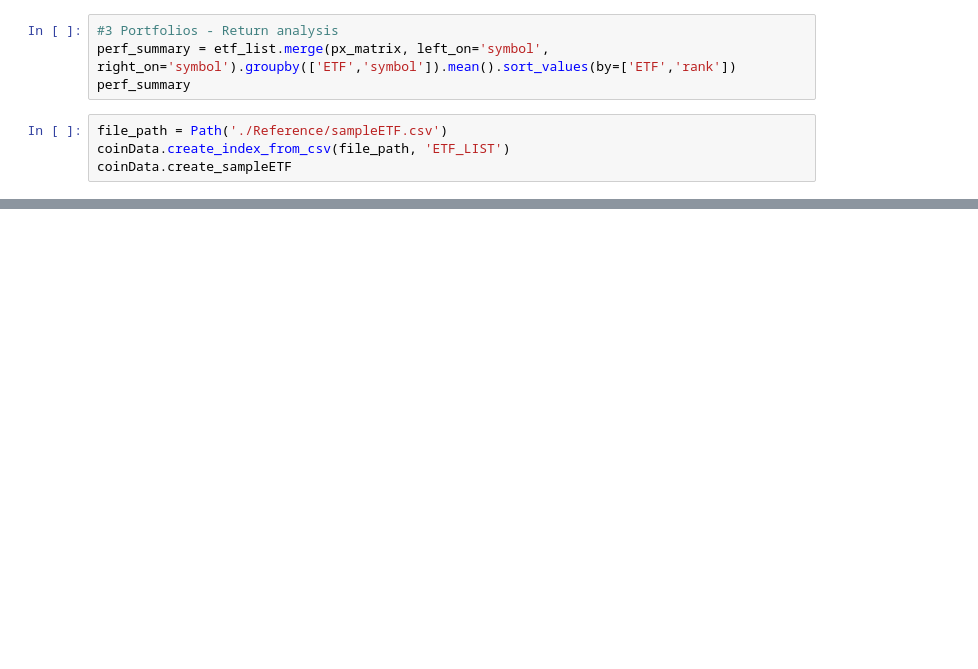
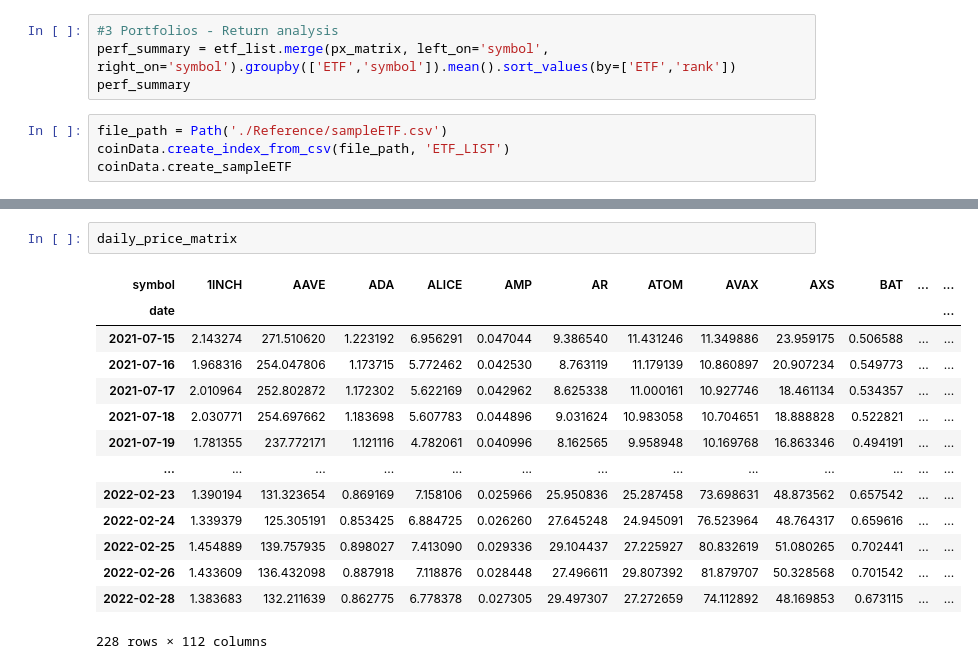
Before and after one commit to stefimaz/Numisma, a Jupyter notebook: CryptoAnalyzer.ipynb, the cells around one changed output, grey strips where cells are left out. Cells and saved outputs as stored; diff of their text form; blank space fills up the shorter version.

```diff
--- a/CryptoAnalyzer.ipynb
+++ b/CryptoAnalyzer.ipynb
@@ -150,0 +492,17 @@ coinData.create_index_from_csv(file_path, 'COINBASE_100')
+# %%
+daily_price_matrix
+# %% [output]
+| symbol | 1INCH | AAVE | ADA | ALICE | AMP | AR | ATOM | AVAX | AXS | BAT | ... | ... |
+| date |  |  |  |  |  |  |  |  |  |  |  | ... |
+| 2021-07-15 | 2.143274 | 271.510620 | 1.223192 | 6.956291 | 0.047044 | 9.386540 | 11.431246 | 11.349886 | 23.959175 | 0.506588 | ... | ... |
+| 2021-07-16 | 1.968316 | 254.047806 | 1.173715 | 5.772462 | 0.042530 | 8.763119 | 11.179139 | 10.860897 | 20.907234 | 0.549773 | ... | ... |
+| 2021-07-17 | 2.010964 | 252.802872 | 1.172302 | 5.622169 | 0.042962 | 8.625338 | 11.000161 | 10.927746 | 18.461134 | 0.534357 | ... | ... |
+| 2021-07-18 | 2.030771 | 254.697662 | 1.183698 | 5.607783 | 0.044896 | 9.031624 | 10.983058 | 10.704651 | 18.888828 | 0.522821 | ... | ... |
+| 2021-07-19 | 1.781355 | 237.772171 | 1.121116 | 4.782061 | 0.040996 | 8.162565 | 9.958948 | 10.169768 | 16.863346 | 0.494191 | ... | ... |
+| ... | ... | ... | ... | ... | ... | ... | ... | ... | ... | ... | ... | ... |
+| 2022-02-23 | 1.390194 | 131.323654 | 0.869169 | 7.158106 | 0.025966 | 25.950836 | 25.287458 | 73.698631 | 48.873562 | 0.657542 | ... | ... |
+| 2022-02-24 | 1.339379 | 125.305191 | 0.853425 | 6.884725 | 0.026260 | 27.645248 | 24.945091 | 76.523964 | 48.764317 | 0.659616 | ... | ... |
+| 2022-02-25 | 1.454889 | 139.757935 | 0.898027 | 7.413090 | 0.029336 | 29.104437 | 27.225927 | 80.832619 | 51.080265 | 0.702441 | ... | ... |
+| 2022-02-26 | 1.433609 | 136.432098 | 0.887918 | 7.118876 | 0.028448 | 27.496611 | 29.807392 | 81.879707 | 50.328568 | 0.701542 | ... | ... |
+| 2022-02-28 | 1.383683 | 132.211639 | 0.862775 | 6.778378 | 0.027305 | 29.497307 | 27.272659 | 74.112892 | 48.169853 | 0.673115 | ... | ... |
+228 rows × 112 columns
```
Also changed, not shown: parts of 25 cells of this notebook.
